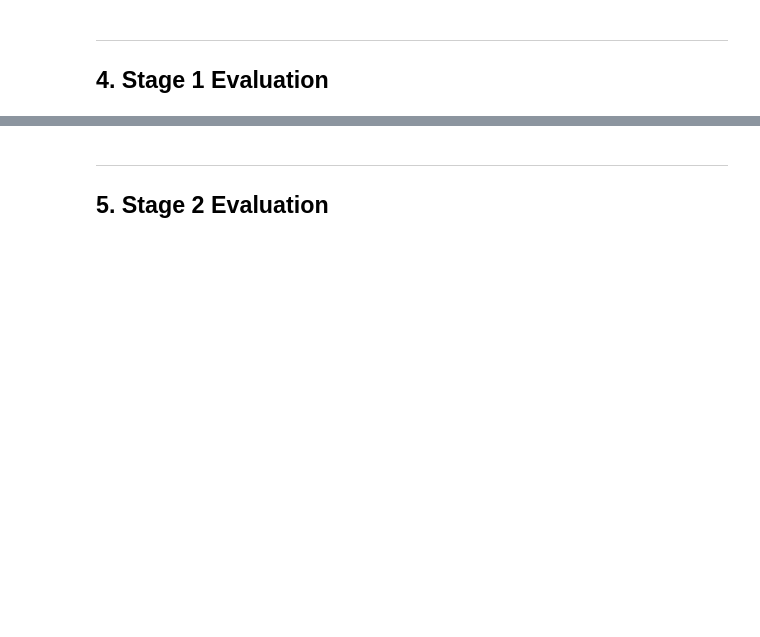
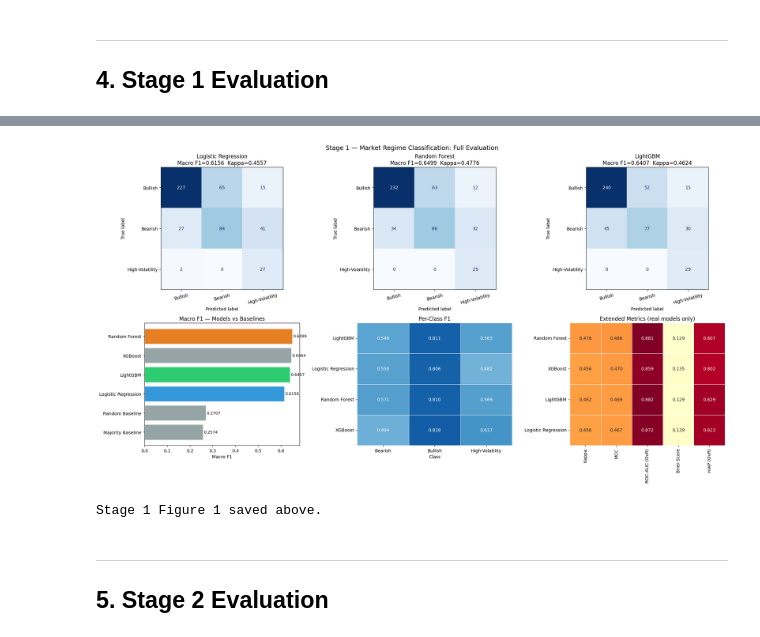
Before and after one commit to CCEW/ECS171, a Jupyter notebook: ComparativeEvaluation.ipynb, the cells around one changed output, grey strips where cells are left out. Cells and saved outputs as stored; diff of their text form; code cells hidden in the pictures; blank space fills up the shorter version.

```diff
--- a/ComparativeEvaluation.ipynb
+++ b/ComparativeEvaluation.ipynb
@@ -270,14 +275,0 @@ plt.show()
-# %%
-# Per-class F1 grouped bar
-pivot_s1 = per_class_s1_df.pivot(index='Class', columns='Model', values='F1')
-fig, ax = plt.subplots(figsize=(10, 5))
-x, w = np.arange(len(pivot_s1)), 0.25
-for i, model in enumerate(pivot_s1.columns):
-    ax.bar(x + i*w, pivot_s1[model], w, label=model,
-           color=MODEL_COLORS[model], alpha=0.85, edgecolor='white')
-ax.set_xticks(x + w); ax.set_xticklabels(pivot_s1.index)
-ax.set_ylabel('F1'); ax.set_title('Stage 1 — Per-Class F1 by Model')
-ax.legend(); ax.set_ylim(0, 1)
-plt.tight_layout()
-plt.savefig('plots/evaluation/s1_perclass_f1.png', dpi=150, bbox_inches='tight')
-plt.show()
@@ -286,3 +358,53 @@ plt.show()
+# %%
+# ── Figure 1: Stage 1 Full Evaluation (2×3) ─────────────────────────────────
+fig, axes = plt.subplots(2, 3, figsize=(20, 11))
+fig.suptitle('Stage 1 — Market Regime Classification: Full Evaluation', fontsize=14)
+
+# Row 1: Confusion matrices
+for ax, (name, yp) in zip(axes[0], preds_s1.items()):
+    ConfusionMatrixDisplay(confusion_matrix(y_test_s1, yp),
+                           display_labels=list(REGIME_NAMES.values())
+                          ).plot(ax=ax, colorbar=False, cmap='Blues')
+    ax.set_title(f'{name}\nMacro F1={f1_score(y_test_s1, yp, average="macro"):.4f}  '
+                 f'Kappa={cohen_kappa_score(y_test_s1, yp):.4f}')
+    ax.tick_params(axis='x', rotation=15)
+
+# Row 2-left: Macro F1 bar (models vs baselines)
+ax = axes[1, 0]
+d = s1_summary.sort_values('Macro F1')
+bars = ax.barh(d['Model'], d['Macro F1'],
+               color=[MODEL_COLORS.get(m, '#95a5a6') for m in d['Model']], edgecolor='white')
+for bar, val in zip(bars, d['Macro F1']):
+    ax.text(val + 0.003, bar.get_y() + bar.get_height()/2,
+            f'{val:.4f}', va='center', fontsize=9)
+ax.set_xlabel('Macro F1'); ax.set_title('Macro F1 — Models vs Baselines')
+
+# Row 2-center: Per-class F1 heatmap
+ax = axes[1, 1]
+sns.heatmap(per_class_s1_df.pivot(index='Model', columns='Class', values='F1'),
+            annot=True, fmt='.3f', cmap='Blues', linewidths=0.5,
+            ax=ax, vmin=0, vmax=1, cbar=False)
+ax.set_title('Per-Class F1'); ax.set_ylabel('')
+
+# Row 2-right: Extended metrics heatmap (Kappa, MCC, ROC-AUC, Brier)
+ax = axes[1, 2]
+ext_cols = ['Kappa', 'MCC', 'ROC-AUC (OvR)', 'Brier Score', 'mAP (OvR)']
+ext_cols = [c for c in ext_cols if c in s1_summary.columns]
+real_models = s1_summary[~s1_summary['Model'].str.contains('Baseline')]['Model'].tolist()
+ext_df = s1_summary[s1_summary['Model'].isin(real_models)].set_index('Model')[ext_cols]
+sns.heatmap(ext_df, annot=True, fmt='.3f', cmap='YlOrRd', linewidths=0.5,
+            ax=ax, cbar=False)
+ax.set_title('Extended Metrics (real models only)'); ax.set_ylabel('')
+
+plt.tight_layout()
+plt.savefig('plots/evaluation/fig1_stage1_evaluation.png', dpi=150, bbox_inches='tight')
+plt.show()
+# %% [output]
+[figure, added]
+# %%
+print("Stage 1 Figure 1 saved above.")
+# %% [output]
+Stage 1 Figure 1 saved above.
 # %% [markdown]
 ---
 ## 5. Stage 2 Evaluation
```
Also changed, not shown: parts of 25 cells of this notebook, 7 other files.
